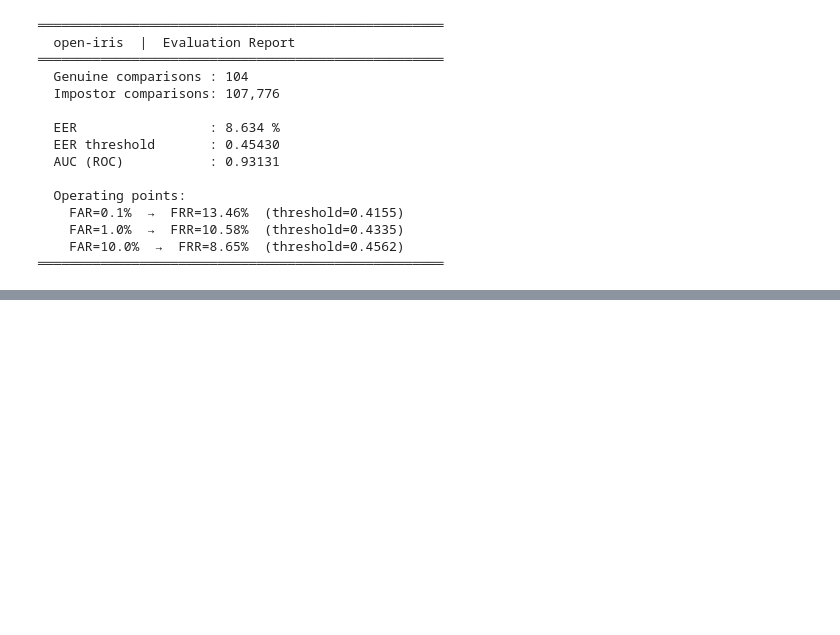
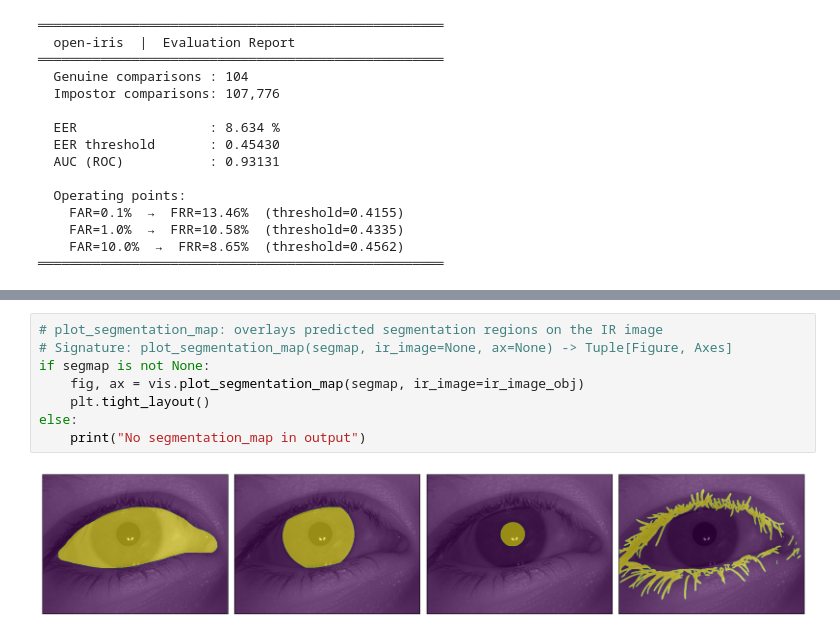
Before and after one commit to allison-diebol/open-iris, a Jupyter notebook: colab/EvaluationSuiteDemo.ipynb, the cells around one changed output, grey strips where cells are left out. Cells and saved outputs as stored; diff of their text form; blank space fills up the shorter version.

```diff
--- a/colab/EvaluationSuiteDemo.ipynb
+++ b/colab/EvaluationSuiteDemo.ipynb
@@ -218,0 +301,10 @@ These utilities make it easy to experiment with different datasets, preprocessin
+# %%
+# plot_segmentation_map: overlays predicted segmentation regions on the IR image
+# Signature: plot_segmentation_map(segmap, ir_image=None, ax=None) -> Tuple[Figure, Axes]
+if segmap is not None:
+    fig, ax = vis.plot_segmentation_map(segmap, ir_image=ir_image_obj)
+    plt.tight_layout()
+else:
+    print("No segmentation_map in output")
+# %% [output]
+[figure, added]
```
Also changed, not shown: parts of 26 cells of this notebook.
